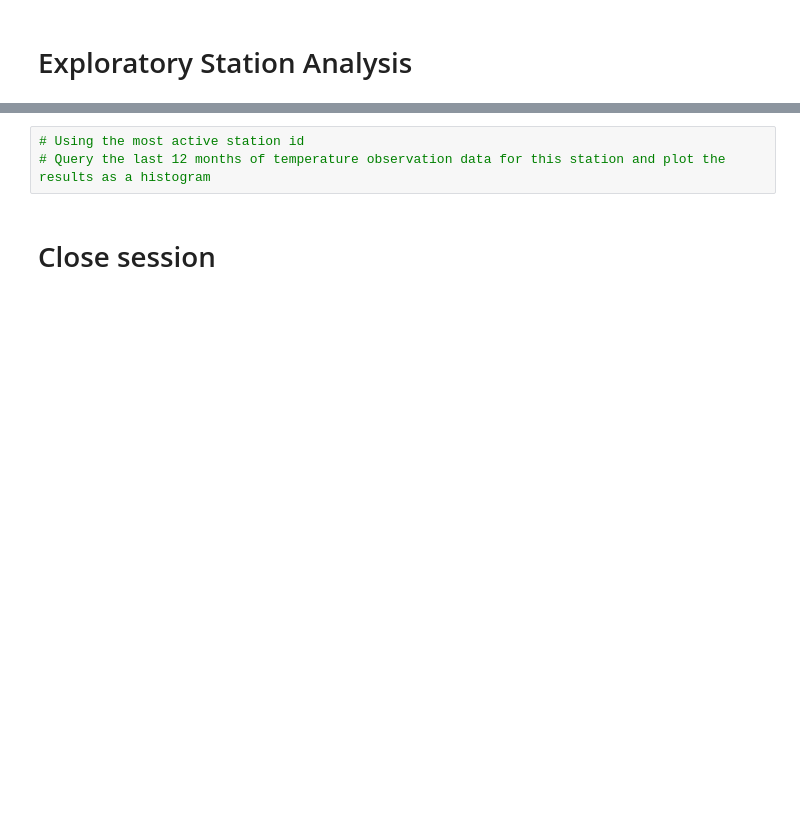
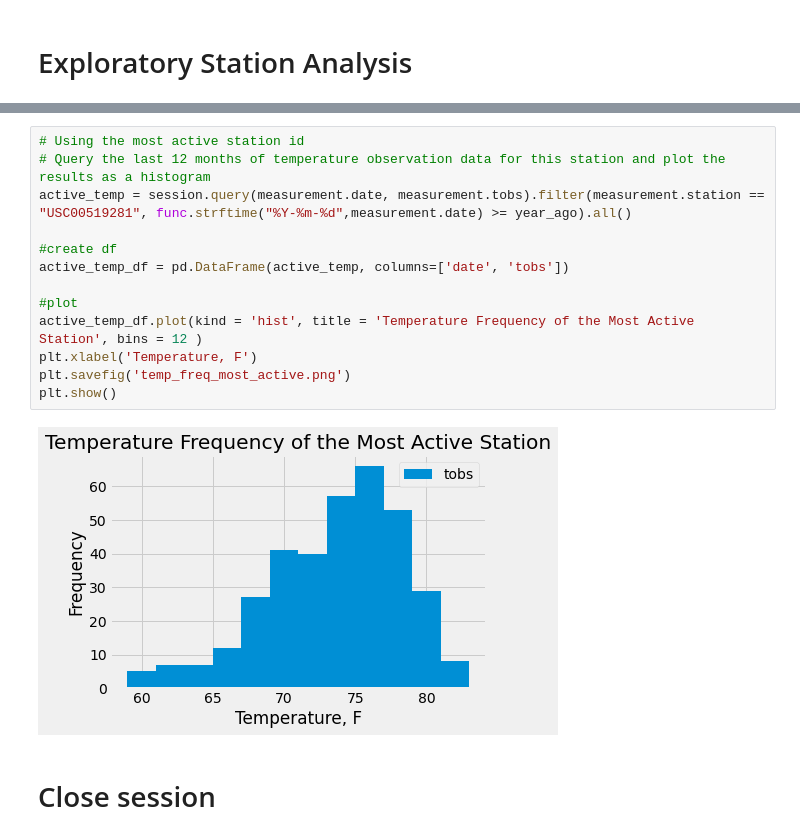
Before and after one commit to YHuang7802/SQLalchemy-challenge, a Jupyter notebook: climate_starter_answers.ipynb, the cells around one changed output, grey strips where cells are left out. Saved outputs shown, nothing was run; the diff lists cells and outputs as text; blank space fills up the shorter version.

```diff
--- a/climate_starter_answers.ipynb
+++ b/climate_starter_answers.ipynb
@@ -102,6 +140,18 @@ prcp_date.describe()
 # %%
 # Using the most active station id
 # Query the last 12 months of temperature observation data for this station and plot the results as a histogram
+active_temp = session.query(measurement.date, measurement.tobs).filter(measurement.station == "USC00519281", func.strftime("%Y-%m-%d",measurement.date) >= year_ago).all()
+
+#create df
+active_temp_df = pd.DataFrame(active_temp, columns=['date', 'tobs'])
+
+#plot
+active_temp_df.plot(kind = 'hist', title = 'Temperature Frequency of the Most Active Station', bins = 12 )
+plt.xlabel('Temperature, F')
+plt.savefig('temp_freq_most_active.png')
+plt.show()
+# %% [output]
+[figure, added]
 # %% [markdown]
 # Close session
 # %%
```
Also changed, not shown: parts of 6 cells of this notebook, 2 other files.
